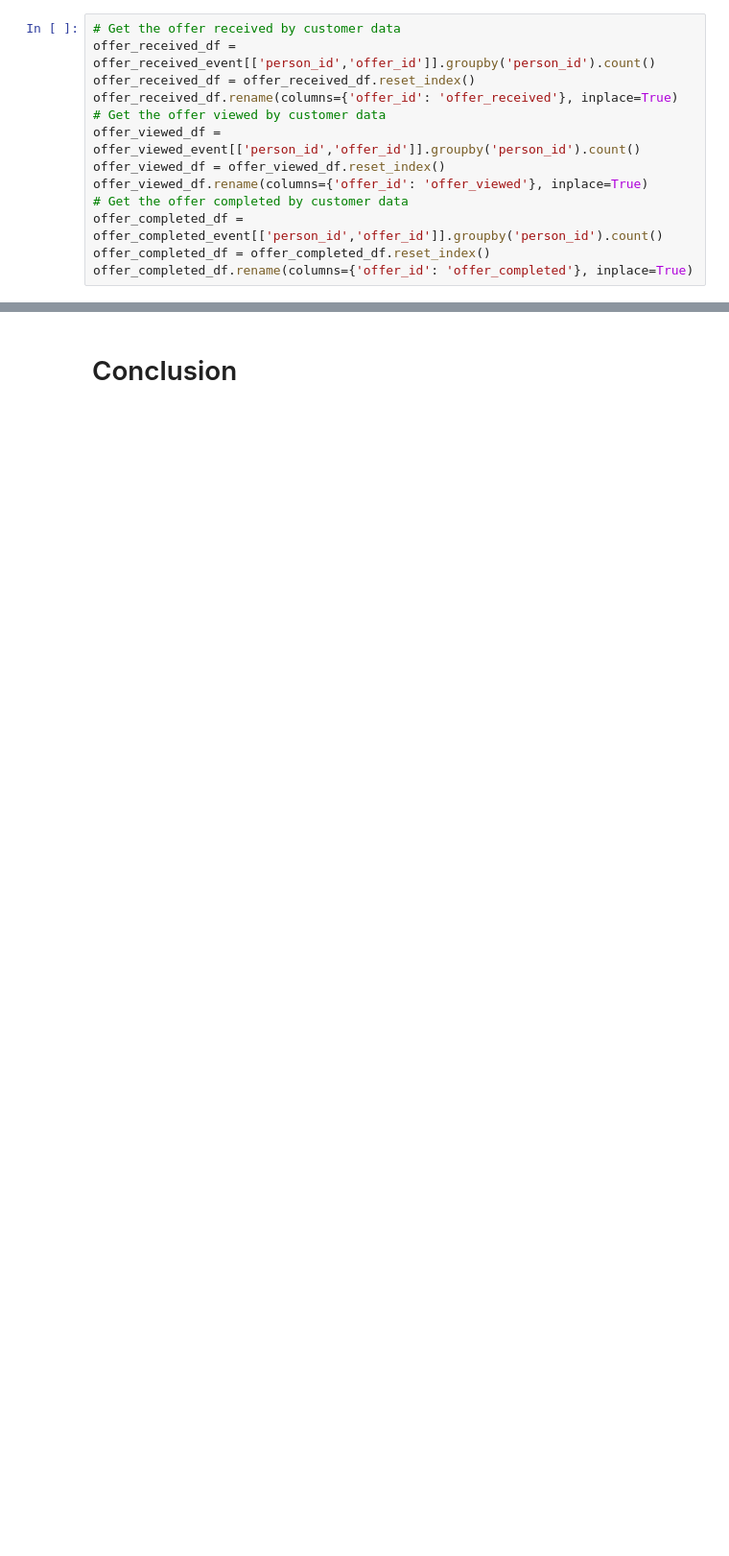
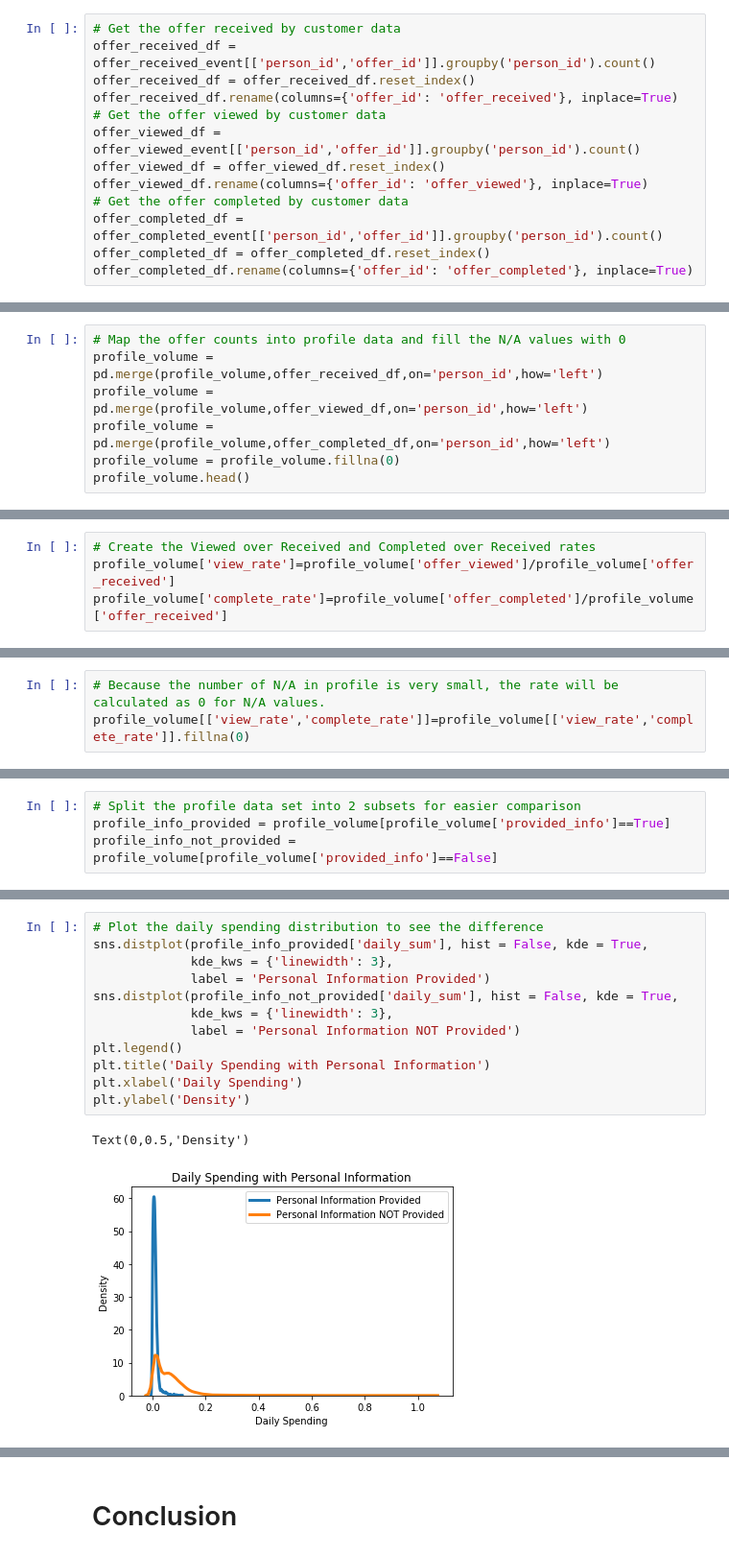
Before and after one commit to QMaiNguyen/Udacity-Capstone-PJ, a Jupyter notebook: Starbucks_Capstone_notebook.ipynb, the cells around one changed output, grey strips where cells are left out. Shown at 96% size. Saved outputs shown, nothing was run; the diff lists cells and outputs as text; blank space fills up the shorter version.

```diff
--- a/Starbucks_Capstone_notebook.ipynb
+++ b/Starbucks_Capstone_notebook.ipynb
@@ -721,0 +506,7 @@ With that result, we can say that the responsiveness to offer is much lower in h
+# %%
+# Map the offer counts into profile data and fill the N/A values with 0
+profile_volume = pd.merge(profile_volume,offer_received_df,on='person_id',how='left')
+profile_volume = pd.merge(profile_volume,offer_viewed_df,on='person_id',how='left')
+profile_volume = pd.merge(profile_volume,offer_completed_df,on='person_id',how='left')
+profile_volume = profile_volume.fillna(0)
+profile_volume.head()
@@ -721,0 +520,4 @@ With that result, we can say that the responsiveness to offer is much lower in h
+# %%
+# Create the Viewed over Received and Completed over Received rates
+profile_volume['view_rate']=profile_volume['offer_viewed']/profile_volume['offer_received']
+profile_volume['complete_rate']=profile_volume['offer_completed']/profile_volume['offer_received']
@@ -721,0 +529,3 @@ With that result, we can say that the responsiveness to offer is much lower in h
+# %%
+# Because the number of N/A in profile is very small, the rate will be calculated as 0 for N/A values.
+profile_volume[['view_rate','complete_rate']]=profile_volume[['view_rate','complete_rate']].fillna(0)
@@ -721,0 +542,4 @@ With that result, we can say that the responsiveness to offer is much lower in h
+# %%
+# Split the profile data set into 2 subsets for easier comparison
+profile_info_provided = profile_volume[profile_volume['provided_info']==True]
+profile_info_not_provided = profile_volume[profile_volume['provided_info']==False]
@@ -721,0 +592,15 @@ With that result, we can say that the responsiveness to offer is much lower in h
+# %%
+# Plot the daily spending distribution to see the difference
+sns.distplot(profile_info_provided['daily_sum'], hist = False, kde = True,
+             kde_kws = {'linewidth': 3},
+             label = 'Personal Information Provided')
+sns.distplot(profile_info_not_provided['daily_sum'], hist = False, kde = True,
+             kde_kws = {'linewidth': 3},
+             label = 'Personal Information NOT Provided')
+plt.legend()
+plt.title('Daily Spending with Personal Information')
+plt.xlabel('Daily Spending')
+plt.ylabel('Density')
+# %% [output]
+Text(0,0.5,'Density')
+[figure, added]
```
Also changed, not shown: parts of 67 cells of this notebook.
